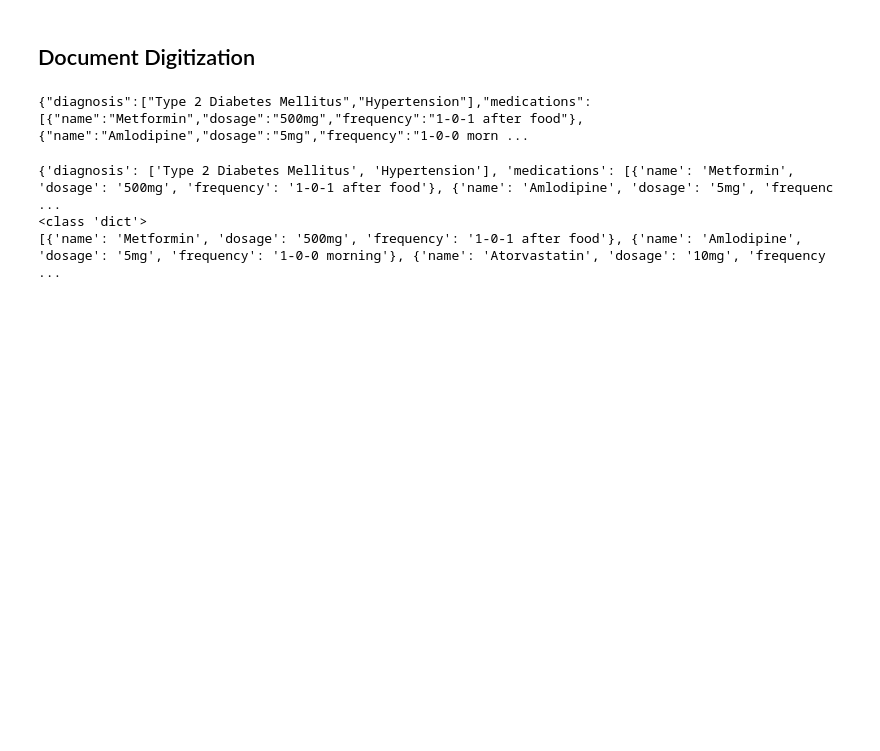
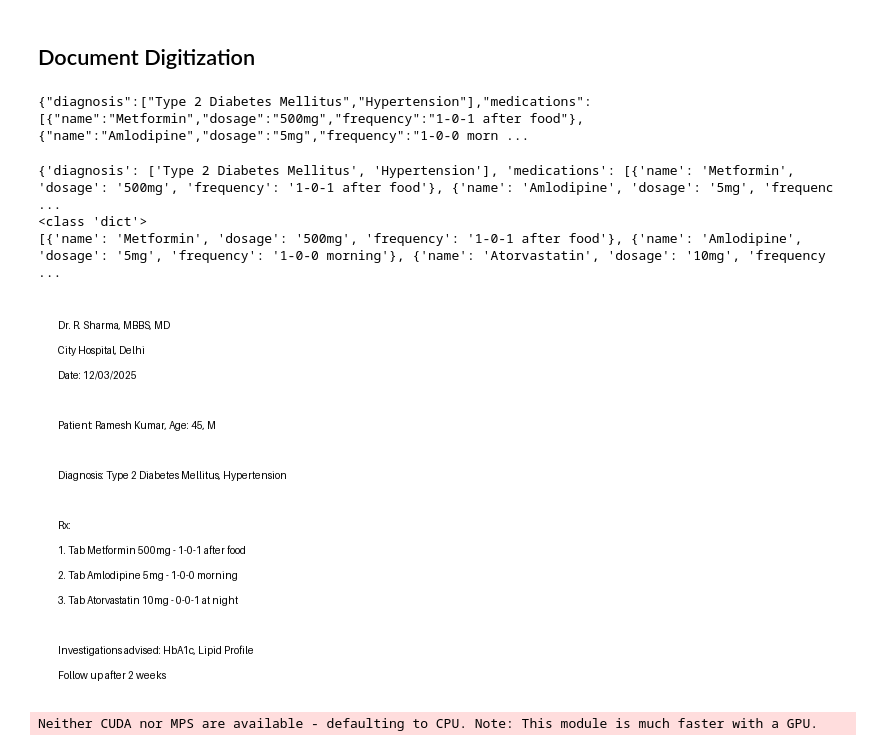
Before and after one commit to Shifa4532/patient_case_taking_software, a Jupyter notebook: Logic.ipynb, the cells around one changed output. Saved outputs shown, nothing was run; the diff lists cells and outputs as text; code cells hidden in the pictures; blank space fills up the shorter version.

```diff
--- a/Logic.ipynb
+++ b/Logic.ipynb
@@ -308,0 +308,43 @@ print(parsed["medications"])
+# %%
+from PIL import Image, ImageDraw, ImageFont
+
+def create_test_prescription_image():
+    img = Image.new('RGB', (600, 400), color='white')
+    draw = ImageDraw.Draw(img)
+
+    text_lines = [
+        "Dr. R. Sharma, MBBS, MD",
+        "City Hospital, Delhi",
+        "Date: 12/03/2025",
+        "",
+        "Patient: Ramesh Kumar, Age: 45, M",
+        "",
+        "Diagnosis: Type 2 Diabetes Mellitus, Hypertension",
+        "",
+        "Rx:",
+        "1. Tab Metformin 500mg - 1-0-1 after food",
+        "2. Tab Amlodipine 5mg - 1-0-0 morning",
+        "3. Tab Atorvastatin 10mg - 0-0-1 at night",
+        "",
+        "Investigations advised: HbA1c, Lipid Profile",
+        "Follow up after 2 weeks"
+    ]
+
+    y = 20
+    for line in text_lines:
+        draw.text((20, y), line, fill='black')
+        y += 25
+
+    img.save('test_prescription.png')
+    return img
+
+test_img = create_test_prescription_image()
+test_img
+# %% [output]
+[figure, added]
+# %%
+import easyocr
+
+reader = easyocr.Reader(['en'])
+# %% [output]
+Neither CUDA nor MPS are available - defaulting to CPU. Note: This module is much faster with a GPU.
```
Also changed, not shown: parts of 7 cells of this notebook.
